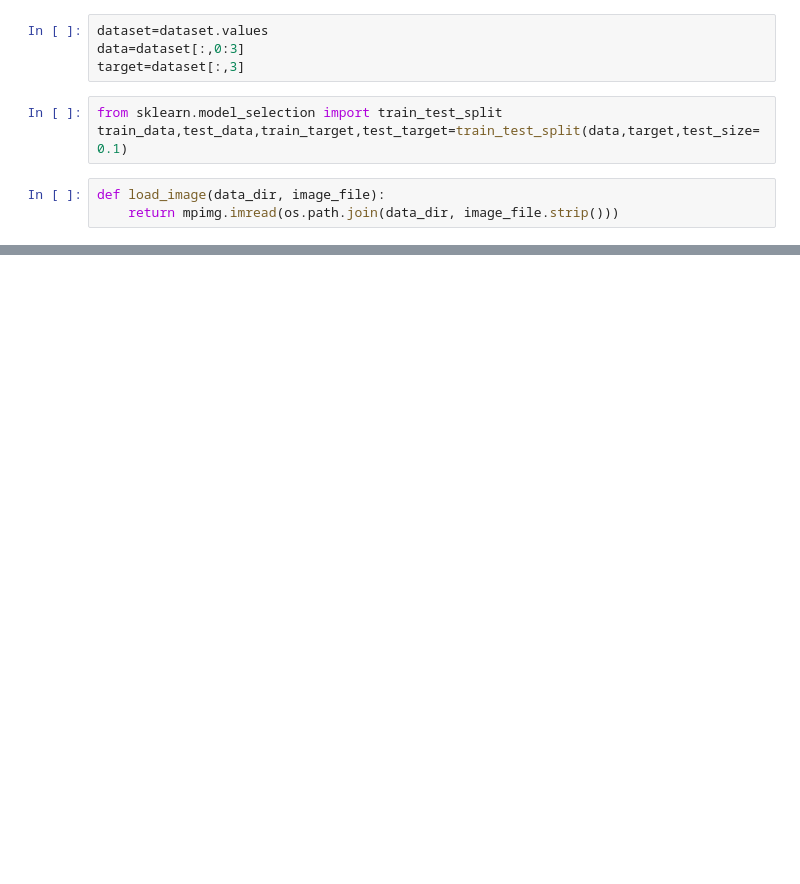
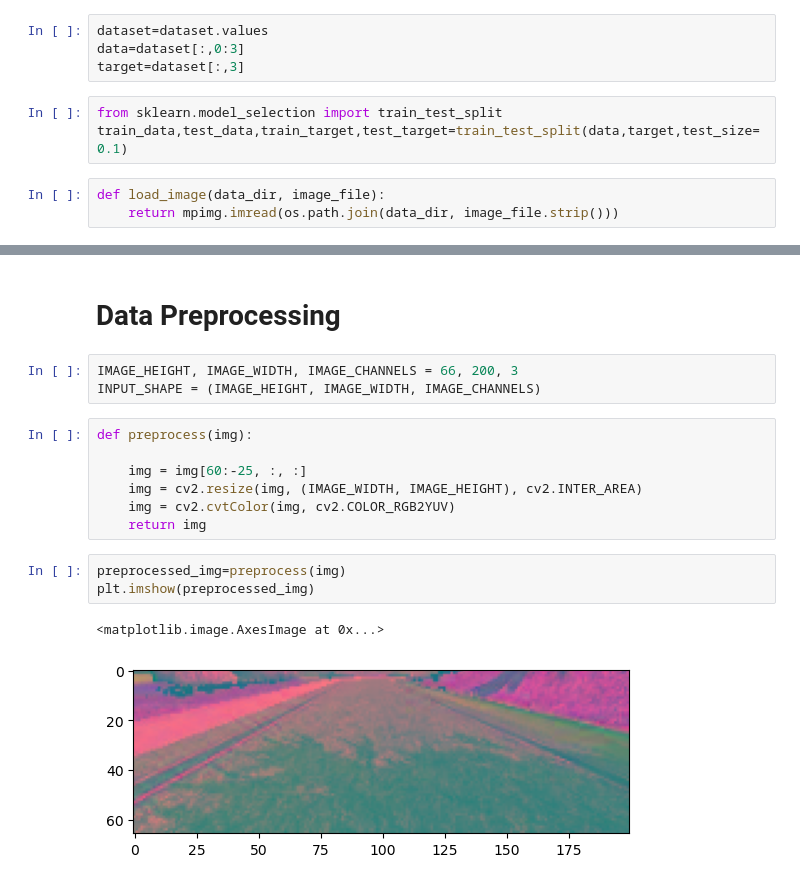
Before and after one commit to oshadadil99/Self-Driving-Car-Simulator, a Jupyter notebook: self-driving-car.ipynb, the cells around one changed output, grey strips where cells are left out. Cells and saved outputs as stored; diff of their text form; blank space fills up the shorter version.

```diff
--- a/self-driving-car.ipynb
+++ b/self-driving-car.ipynb
@@ -46,0 +47,18 @@ print(steering_angle)
+# %% [markdown]
+# Data Preprocessing
+# %%
+IMAGE_HEIGHT, IMAGE_WIDTH, IMAGE_CHANNELS = 66, 200, 3
+INPUT_SHAPE = (IMAGE_HEIGHT, IMAGE_WIDTH, IMAGE_CHANNELS)
+# %%
+def preprocess(img):
+
+    img = img[60:-25, :, :]
+    img = cv2.resize(img, (IMAGE_WIDTH, IMAGE_HEIGHT), cv2.INTER_AREA)
+    img = cv2.cvtColor(img, cv2.COLOR_RGB2YUV)
+    return img
+# %%
+preprocessed_img=preprocess(img)
+plt.imshow(preprocessed_img)
+# %% [output]
+<matplotlib.image.AxesImage at 0x...>
+[figure, added]
```
Also changed, not shown: parts of 15 cells of this notebook.
